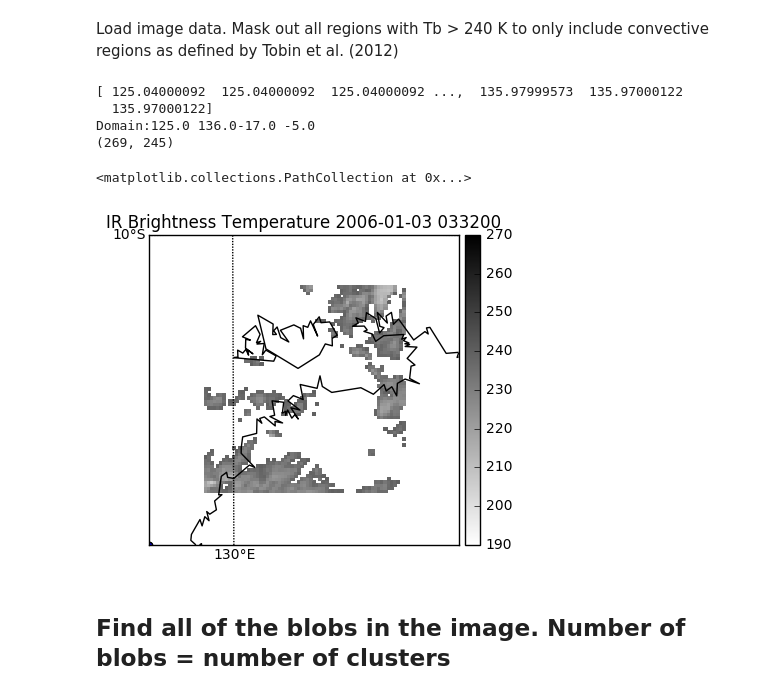
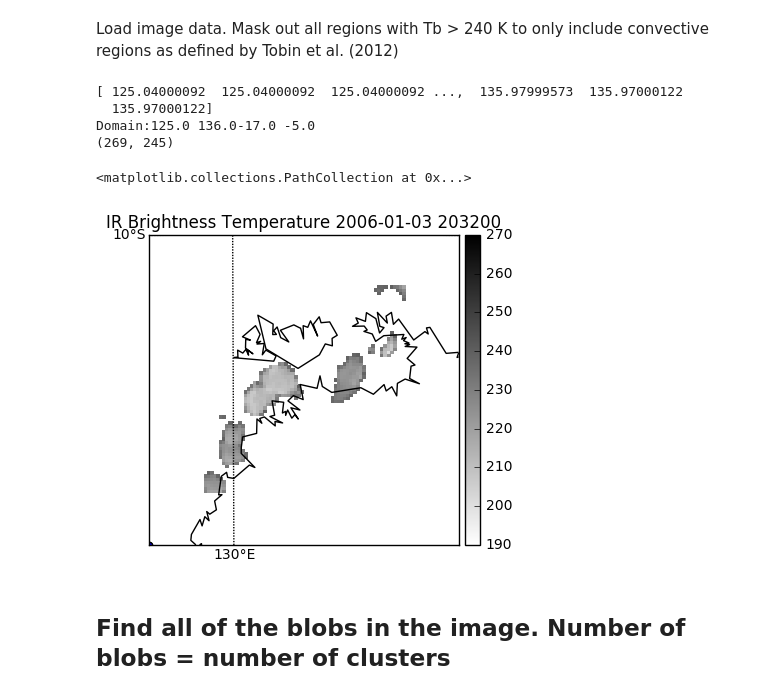
Before and after one commit to rcjackson/cmdv-rrm-anl, a Jupyter notebook: notebooks/Tobin aggregation index.ipynb, the cells around one changed output. Drawn from its saved outputs; the diff is of its cells as text; code cells hidden in the pictures.

```diff
--- a/notebooks/Tobin aggregation index.ipynb
+++ b/notebooks/Tobin aggregation index.ipynb
@@ -132,16 +133,14 @@ Longitude = cdf_data.variables['longitude']
 Time = cdf_data.variables['image_times']
 NumPixels = cdf_data.variables['image_numpix']
 
-
-
 # Load brightness temperature
 IRBrightness = cdf_data.variables['temperature_ir']
 
-frame = 3
+frame = 20
 
 j = frame
 
-convective_regions = IRBrightness < 240
+convective_regions = IRBrightness[:] < 240
 Darwin_Lat = dms_to_decimal(-12, 25, 28.56)
 Darwin_Lon = dms_to_decimal(130, 53, 29.75)
 
@@ -203,34 +202,34 @@ month_str = "%02d" % time_list[i].day
 plt.title('IR Brightness Temperature '
           + str(year)
           + '-'
           + str(day_str)
           + '-'
           + str(month_str)
           + ' '
           + seconds_to_midnight_to_string(Time[index]))
 
 if not os.path.exists('./output_plots'):
     os.makedirs('./output_plots')
 
 print('Domain:' + str(np.min(Lon)) + ' '
       + str(np.max(Lon)) +
       str(np.min(Lat))
       + ' '
       + str(np.max(Lat)))
 blobs = ~data_masked.mask
 
 blobs_labels = measure.label(blobs, background=0)
 
 print(blobs_labels.shape)
 array = ndimage.measurements.center_of_mass(blobs, blobs_labels, [1,2,3,4,5,6,7])
 m.scatter(array[0], array[1])
 # %% [output]
 [ 125.04000092  125.04000092  125.04000092 ...,  135.97999573  135.97000122
   135.97000122]
 Domain:125.0 136.0-17.0 -5.0
 (269, 245)
 <matplotlib.collections.PathCollection at 0x...>
-[figure, old version]
+[figure, new version]
 # %% [markdown]
 ## Find all of the blobs in the image. Number of blobs = number of clusters
 # %%
```
Also changed, not shown: parts of 7 cells of this notebook.
